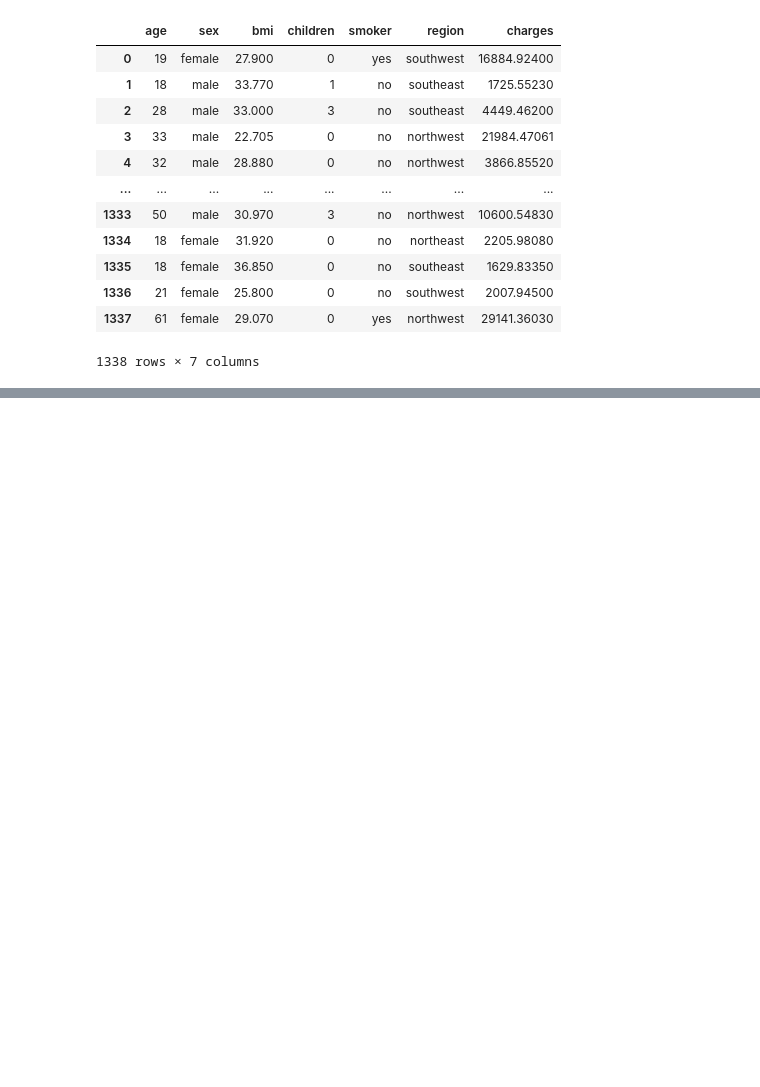
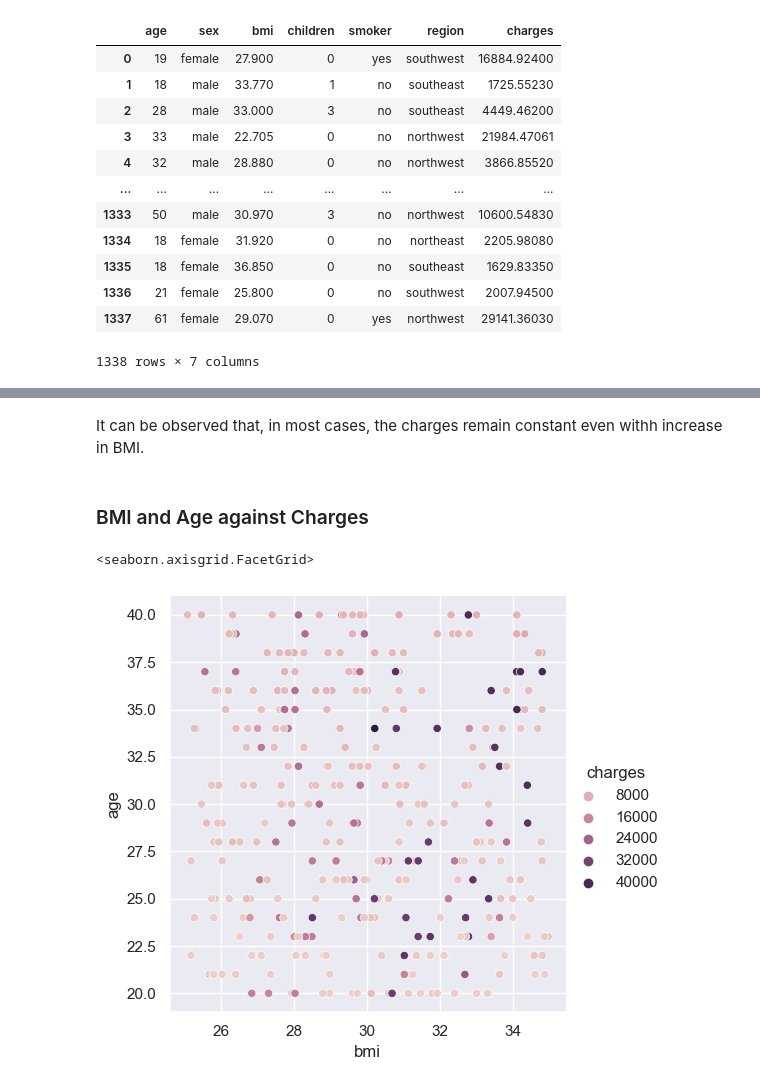
Before and after one commit to ubco-W2022T1-cosc301/project-group21, a Jupyter notebook: notebooks/analysis2a.ipynb, the cells around one changed output, grey strips where cells are left out. Drawn from its saved outputs; the diff is of its cells as text; code cells hidden in the pictures; blank space fills up the shorter version.

```diff
--- a/notebooks/analysis2a.ipynb
+++ b/notebooks/analysis2a.ipynb
@@ -20,0 +126,9 @@ display(df1)
+# %% [markdown]
+It can be observed that, in most cases, the charges remain constant even withh increase in BMI.
+# %% [markdown]
+### BMI and Age against Charges
+# %%
+sns.relplot(data=df_cleaned,x='bmi',y='age',hue='charges')
+# %% [output]
+<seaborn.axisgrid.FacetGrid>
+[figure, added]
```
Also changed, not shown: parts of 23 cells of this notebook, 2 other files.
